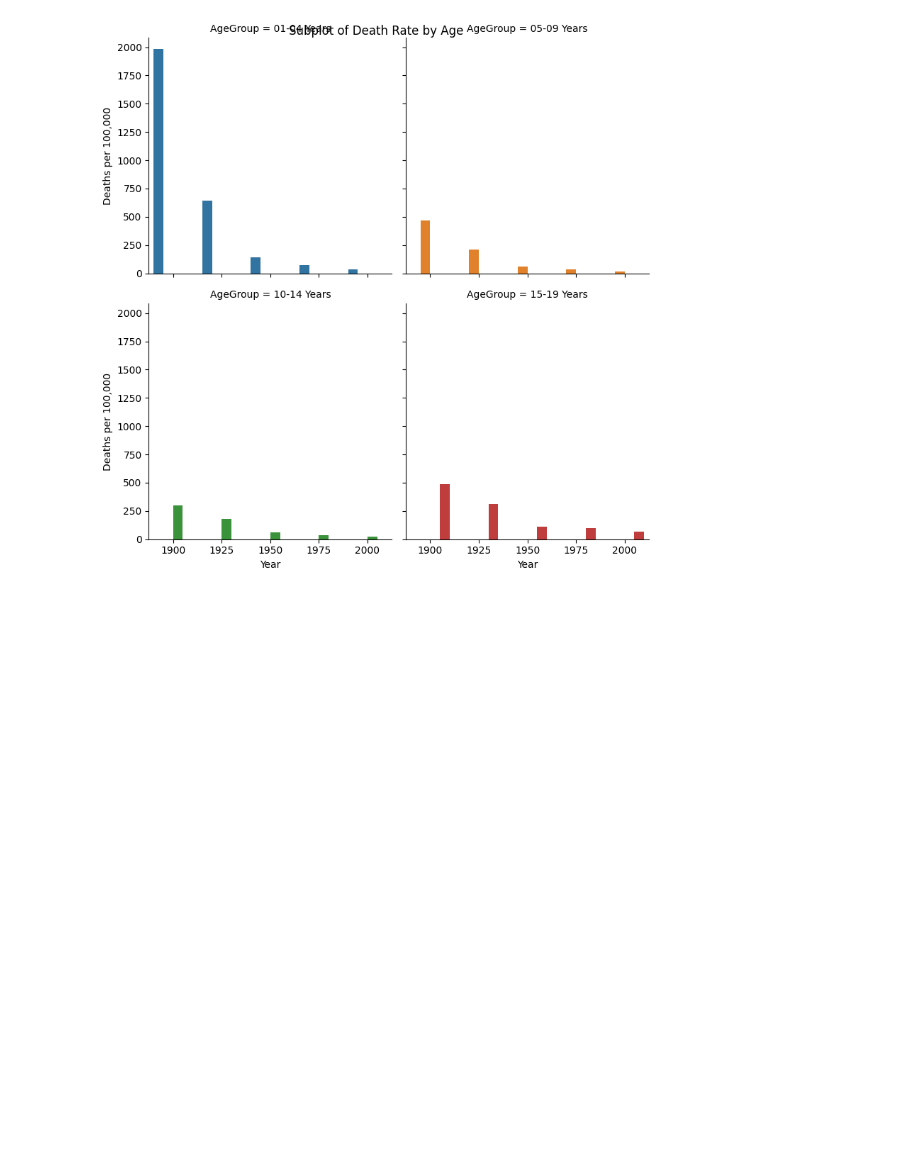
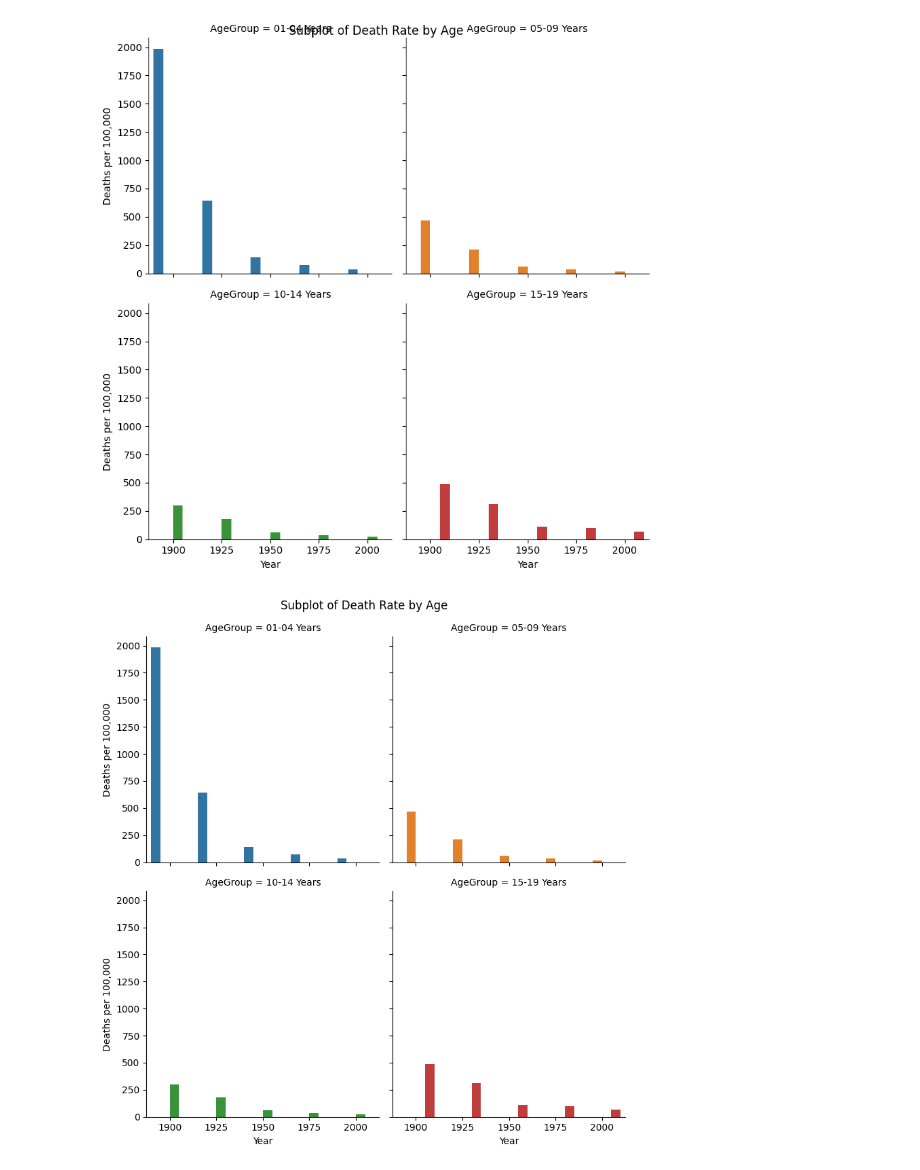
Before and after one commit to jlgull/CIS256DA, a Jupyter notebook: python_analysis/exercises/ch04/ex_4-1_mortality_video.ipynb, the cells around one changed output. Saved outputs shown, nothing was run; the diff lists cells and outputs as text; code cells hidden in the pictures; blank space fills up the shorter version.

```diff
--- a/python_analysis/exercises/ch04/ex_4-1_mortality_video.ipynb
+++ b/python_analysis/exercises/ch04/ex_4-1_mortality_video.ipynb
@@ -97,9 +97,12 @@ for ax in g.axes.flat:
 # %%
 # Question 14 - create 4 bar subplots, 2 x 2, save as png.
 
 g = sns.catplot(data = mortality_data.query('Year in (1900, 1925, 1950, 1975, 2000)'),
                 kind = 'bar', x = 'Year', y = 'DeathRate', hue = 'AgeGroup', legend = False,
                 col = 'AgeGroup', col_wrap = 2, height = 4)
-g.fig.suptitle('Subplot of Death Rate by Age')
+g.fig.suptitle('Subplot of Death Rate by Age', y = 1.025)
 for ax in g.axes.flat:
     ax.set_ylabel('Deaths per 100,000');
+g.savefig('barCharts.png')
+# %% [output]
+[figure, added]
```
Also changed, not shown: parts of 1 cell of this notebook, 2 other files.
